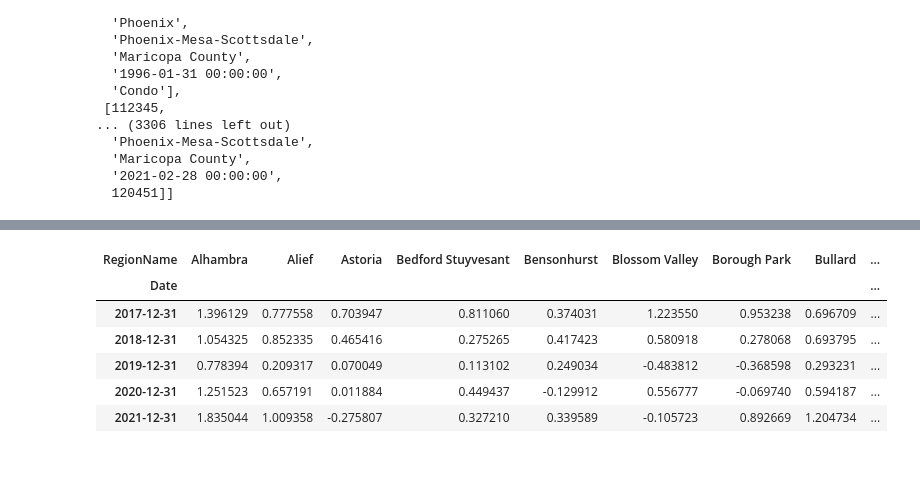
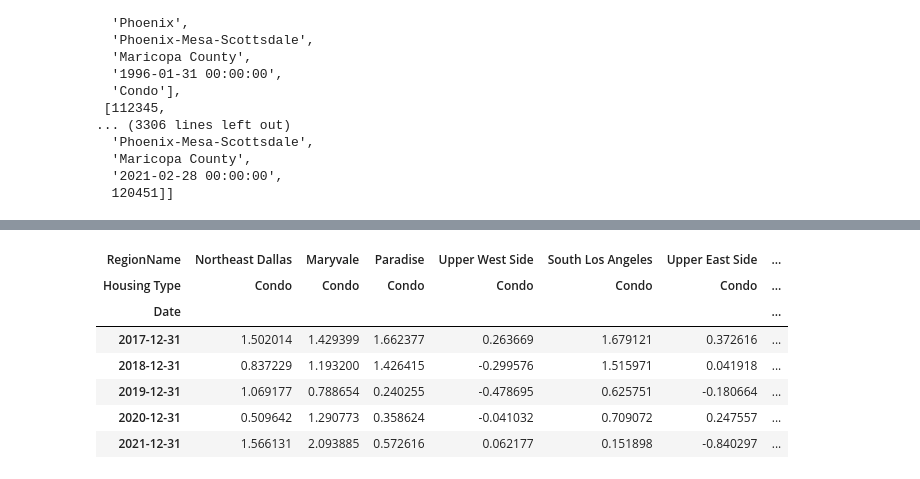
Before and after one commit to michael-brittlebank/digital-builder-capstone, a Jupyter notebook: main.ipynb, the cells around one changed output, grey strips where cells are left out. Drawn from its saved outputs; the diff is of its cells as text; code cells hidden in the pictures.

```diff
--- a/main.ipynb
+++ b/main.ipynb
@@ -673,7 +673,8 @@ inflate_zillow_row_by_date(row1, header)
   '2021-02-28 00:00:00',
   120451]]
 # %%
-data = import_csv("ingested_condo.csv")
+condo_data = import_csv("ingested_condo.csv")
+sfr_data = import_csv("ingested_singlefamilyresidence.csv")
 # %%
 import pandas as pd
 import numpy as np
@@ -683,10 +684,17 @@ pd.set_option('display.max_columns', None)  # or 1000
 pd.set_option('display.max_rows', None)  # or 1000
 pd.set_option('display.max_colwidth', None)  # or 199
 
-copydata = copy.deepcopy(data)
+copydata = copy.deepcopy(condo_data)
+copydata2 = copy.deepcopy(sfr_data)
 
-columns = copydata.pop(0)
+columns = copydata.pop(0) # remove headers
+columns2 = copydata2.pop(0) # remove headers
+
 df1 = pd.DataFrame(copydata, columns=columns) # import into dataframe from database
+df2 = pd.DataFrame(copydata2, columns=columns2) # import into dataframe from database
+
+print(len(df1), len(df2))
+df1 = pd.concat([df1, df2])
 
 # temp while reading from file
 df1['ZHVI'] = df1['ZHVI'].astype(float)
@@ -696,7 +704,7 @@ df1['ZHVI'] = df1['ZHVI'].replace([0], np.nan) # replace zero ZHVI with NAN to e
 df1.sort_values(by=['Date']) # sorting the data allows for percent change to be calculated correctly
 
 # todo, maybe delete pct_change
-df1['% Change'] = df1.groupby(['RegionName'])['ZHVI'].pct_change()*100
+df1['% Change'] = df1.groupby(['RegionName', 'Housing Type'])['ZHVI'].pct_change()*100
 
-df1.head()
+df1.tail()
 # %% [output]
@@ -800,15 +808,16 @@ df4.head()
 # %%
 df5 = df1.copy(deep=True)
 
-df5 = df5.pivot(index="Date", columns="RegionName", values="% Change")
+df5 = df5.pivot(index="Date", columns=["RegionName", "Housing Type"], values="% Change")
 df5 = df5.resample("Y").mean()
 df5.tail()
 #df5.plot()
 # %% [output]
-| RegionName | Alhambra | Alief | Astoria | Bedford Stuyvesant | Bensonhurst | Blossom Valley | Borough Park | Bullard | ... |
-| Date |  |  |  |  |  |  |  |  | ... |
-| 2017-12-31 | 1.396129 | 0.777558 | 0.703947 | 0.811060 | 0.374031 | 1.223550 | 0.953238 | 0.696709 | ... |
-| 2018-12-31 | 1.054325 | 0.852335 | 0.465416 | 0.275265 | 0.417423 | 0.580918 | 0.278068 | 0.693795 | ... |
-| 2019-12-31 | 0.778394 | 0.209317 | 0.070049 | 0.113102 | 0.249034 | -0.483812 | -0.368598 | 0.293231 | ... |
-| 2020-12-31 | 1.251523 | 0.657191 | 0.011884 | 0.449437 | -0.129912 | 0.556777 | -0.069740 | 0.594187 | ... |
-| 2021-12-31 | 1.835044 | 1.009358 | -0.275807 | 0.327210 | 0.339589 | -0.105723 | 0.892669 | 1.204734 | ... |
+| RegionName | Northeast Dallas | Maryvale | Paradise | Upper West Side | South Los Angeles | Upper East Side | ... |
+| Housing Type | Condo | Condo | Condo | Condo | Condo | Condo | ... |
+| Date |  |  |  |  |  |  | ... |
+| 2017-12-31 | 1.502014 | 1.429399 | 1.662377 | 0.263669 | 1.679121 | 0.372616 | ... |
+| 2018-12-31 | 0.837229 | 1.193200 | 1.426415 | -0.299576 | 1.515971 | 0.041918 | ... |
+| 2019-12-31 | 1.069177 | 0.788654 | 0.240255 | -0.478695 | 0.625751 | -0.180664 | ... |
+| 2020-12-31 | 0.509642 | 1.290773 | 0.358624 | -0.041032 | 0.709072 | 0.247557 | ... |
+| 2021-12-31 | 1.566131 | 2.093885 | 0.572616 | 0.062177 | 0.151898 | -0.840297 | ... |
```
Also changed, not shown: parts of 5 cells of this notebook, 1 other file.
